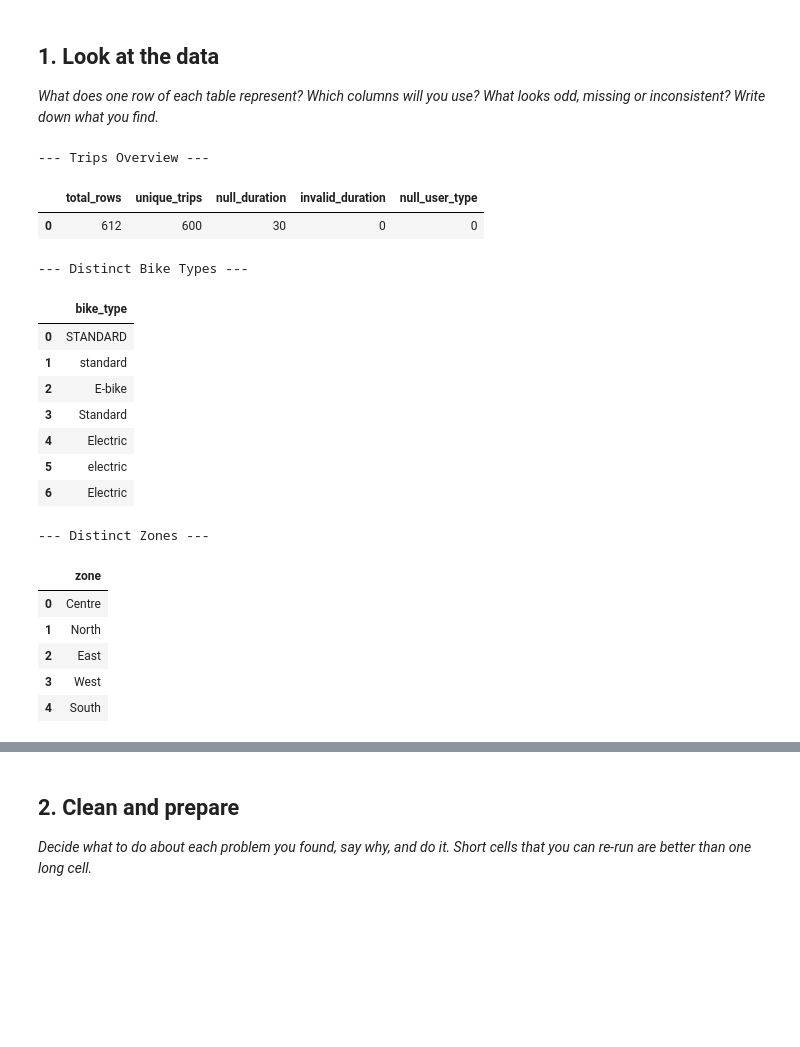
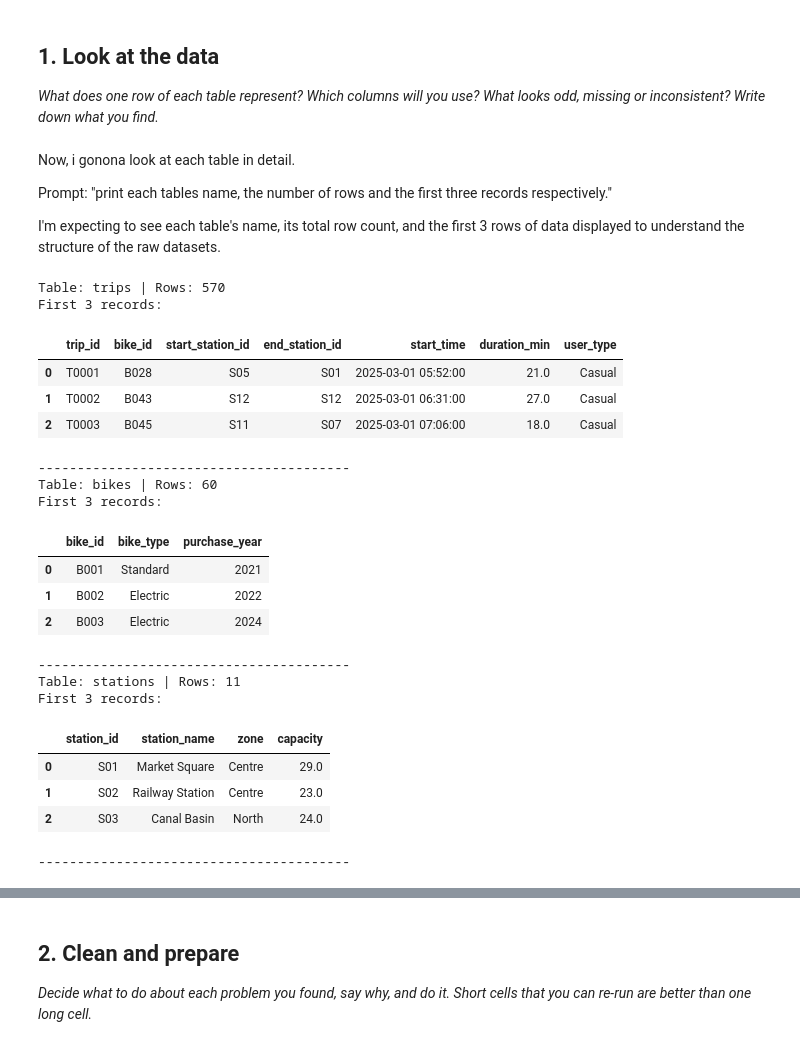
Before and after one commit to WingmanShi/WingmanShi-AnalyticsEngineering, a Jupyter notebook: 2_03_practice_bike_hire_student.ipynb, the cells around one changed output, grey strips where cells are left out. Cells and saved outputs as stored; diff of their text form; code cells hidden in the pictures; blank space fills up the shorter version.

```diff
--- a/2_03_practice_bike_hire_student.ipynb
+++ b/2_03_practice_bike_hire_student.ipynb
@@ -195,42 +195,39 @@ One row per combination of bike type and zone, with the number of trips and the
 ## 1. Look at the data
 
 *What does one row of each table represent? Which columns will you use? What looks odd, missing or inconsistent? Write down what you find.*
-# %%
-import pandas as pd
-
-print("--- Trips Overview ---")
-display(q("""
-    SELECT
-        COUNT(*) AS total_rows,
-        COUNT(DISTINCT trip_id) AS unique_trips,
-        COUNT(CASE WHEN duration_min IS NULL THEN 1 END) AS null_duration,
-        COUNT(CASE WHEN duration_min <= 0 THEN 1 END) AS invalid_duration,
-        COUNT(CASE WHEN user_type IS NULL THEN 1 END) AS null_user_type
-    FROM trips
-"""))
-
-print("--- Distinct Bike Types ---")
-display(q("SELECT DISTINCT bike_type FROM bikes"))
-
-print("--- Distinct Zones ---")
-display(q("SELECT DISTINCT zone FROM stations"))
-# %% [output]
---- Trips Overview ---
-|  | total_rows | unique_trips | null_duration | invalid_duration | null_user_type |
-| 0 | 612 | 600 | 30 | 0 | 0 |
---- Distinct Bike Types ---
-|  | bike_type |
-| 0 | STANDARD |
-| 1 | standard |
-| 2 | E-bike |
-| 3 | Standard |
-| 4 | Electric |
-| 5 | electric |
-| 6 | Electric |
---- Distinct Zones ---
-|  | zone |
-| 0 | Centre |
-| 1 | North |
-| 2 | East |
-| 3 | West |
-| 4 | South |
+# %% [markdown]
+Now, i gonona look at each table in detail.
+
+Prompt: "print each tables name, the number of rows and the first three records respectively."
+
+I'm expecting to see each table's name, its total row count, and the first 3 rows of data displayed to understand the structure of the raw datasets.
+# %%
+from IPython.display import display
+
+for name, df in tables.items():
+    print(f"Table: {name} | Rows: {df.shape[0]:,}")
+    print("First 3 records:")
+    display(df.head(3))
+    print("-" * 40)
+# %% [output]
+Table: trips | Rows: 570
+First 3 records:
+|  | trip_id | bike_id | start_station_id | end_station_id | start_time | duration_min | user_type |
+| 0 | T0001 | B028 | S05 | S01 | 2025-03-01 05:52:00 | 21.0 | Casual |
+| 1 | T0002 | B043 | S12 | S12 | 2025-03-01 06:31:00 | 27.0 | Casual |
+| 2 | T0003 | B045 | S11 | S07 | 2025-03-01 07:06:00 | 18.0 | Casual |
+----------------------------------------
+Table: bikes | Rows: 60
+First 3 records:
+|  | bike_id | bike_type | purchase_year |
+| 0 | B001 | Standard | 2021 |
+| 1 | B002 | Electric | 2022 |
+| 2 | B003 | Electric | 2024 |
+----------------------------------------
+Table: stations | Rows: 11
+First 3 records:
+|  | station_id | station_name | zone | capacity |
+| 0 | S01 | Market Square | Centre | 29.0 |
+| 1 | S02 | Railway Station | Centre | 23.0 |
+| 2 | S03 | Canal Basin | North | 24.0 |
+----------------------------------------
```
Also changed, not shown: parts of 26 cells of this notebook.
